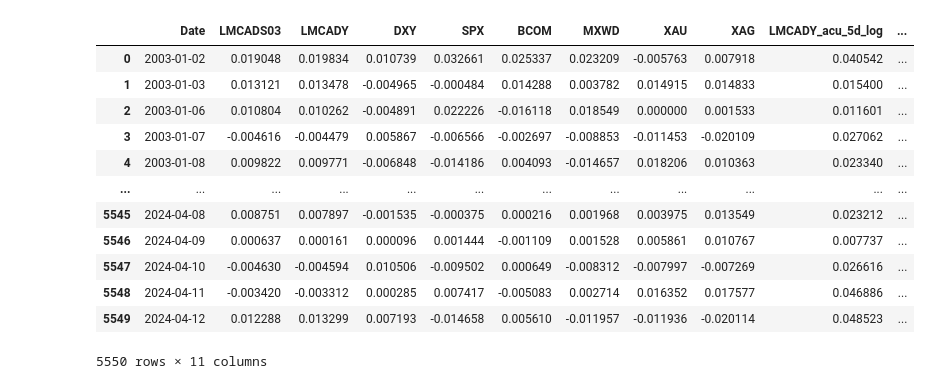
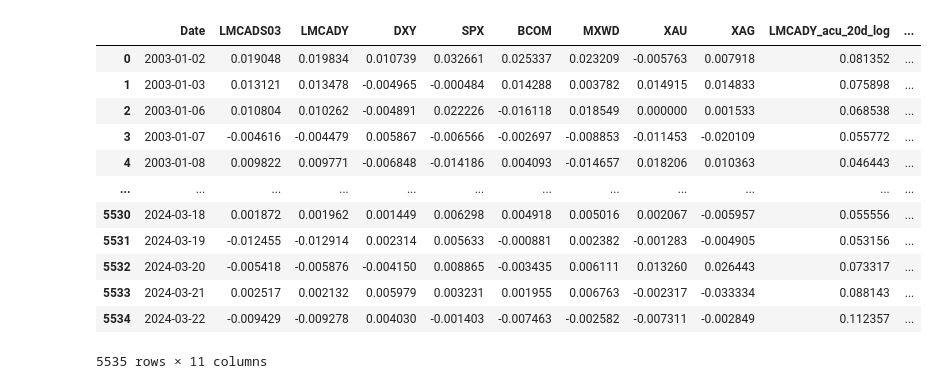
Before and after one commit to f8ac/modelos-base, a Jupyter notebook: 1_ar_v_1.ipynb, the cells around one changed output. Saved outputs shown, nothing was run; the diff lists cells and outputs as text; code cells hidden in the pictures.

```diff
--- a/1_ar_v_1.ipynb
+++ b/1_ar_v_1.ipynb
@@ -16,20 +8,20 @@ please provide us feedback at https://github.com/pandas-dev/pandas/issues/54466
 # %%
-window = 5
+window = 20
 
 file_path = './in/copper_log_returns_{}d_final.csv'.format(window)
 df = pd.read_csv(file_path)
 df
 # %% [output]
-|  | Date | LMCADS03 | LMCADY | DXY | SPX | BCOM | MXWD | XAU | XAG | LMCADY_acu_5d_log | ... |
-| 0 | 2003-01-02 | 0.019048 | 0.019834 | 0.010739 | 0.032661 | 0.025337 | 0.023209 | -0.005763 | 0.007918 | 0.040542 | ... |
-| 1 | 2003-01-03 | 0.013121 | 0.013478 | -0.004965 | -0.000484 | 0.014288 | 0.003782 | 0.014915 | 0.014833 | 0.015400 | ... |
-| 2 | 2003-01-06 | 0.010804 | 0.010262 | -0.004891 | 0.022226 | -0.016118 | 0.018549 | 0.000000 | 0.001533 | 0.011601 | ... |
-| 3 | 2003-01-07 | -0.004616 | -0.004479 | 0.005867 | -0.006566 | -0.002697 | -0.008853 | -0.011453 | -0.020109 | 0.027062 | ... |
-| 4 | 2003-01-08 | 0.009822 | 0.009771 | -0.006848 | -0.014186 | 0.004093 | -0.014657 | 0.018206 | 0.010363 | 0.023340 | ... |
+|  | Date | LMCADS03 | LMCADY | DXY | SPX | BCOM | MXWD | XAU | XAG | LMCADY_acu_20d_log | ... |
+| 0 | 2003-01-02 | 0.019048 | 0.019834 | 0.010739 | 0.032661 | 0.025337 | 0.023209 | -0.005763 | 0.007918 | 0.081352 | ... |
+| 1 | 2003-01-03 | 0.013121 | 0.013478 | -0.004965 | -0.000484 | 0.014288 | 0.003782 | 0.014915 | 0.014833 | 0.075898 | ... |
+| 2 | 2003-01-06 | 0.010804 | 0.010262 | -0.004891 | 0.022226 | -0.016118 | 0.018549 | 0.000000 | 0.001533 | 0.068538 | ... |
+| 3 | 2003-01-07 | -0.004616 | -0.004479 | 0.005867 | -0.006566 | -0.002697 | -0.008853 | -0.011453 | -0.020109 | 0.055772 | ... |
+| 4 | 2003-01-08 | 0.009822 | 0.009771 | -0.006848 | -0.014186 | 0.004093 | -0.014657 | 0.018206 | 0.010363 | 0.046443 | ... |
 | ... | ... | ... | ... | ... | ... | ... | ... | ... | ... | ... | ... |
-| 5545 | 2024-04-08 | 0.008751 | 0.007897 | -0.001535 | -0.000375 | 0.000216 | 0.001968 | 0.003975 | 0.013549 | 0.023212 | ... |
-| 5546 | 2024-04-09 | 0.000637 | 0.000161 | 0.000096 | 0.001444 | -0.001109 | 0.001528 | 0.005861 | 0.010767 | 0.007737 | ... |
-| 5547 | 2024-04-10 | -0.004630 | -0.004594 | 0.010506 | -0.009502 | 0.000649 | -0.008312 | -0.007997 | -0.007269 | 0.026616 | ... |
-| 5548 | 2024-04-11 | -0.003420 | -0.003312 | 0.000285 | 0.007417 | -0.005083 | 0.002714 | 0.016352 | 0.017577 | 0.046886 | ... |
-| 5549 | 2024-04-12 | 0.012288 | 0.013299 | 0.007193 | -0.014658 | 0.005610 | -0.011957 | -0.011936 | -0.020114 | 0.048523 | ... |
+| 5530 | 2024-03-18 | 0.001872 | 0.001962 | 0.001449 | 0.006298 | 0.004918 | 0.005016 | 0.002067 | -0.005957 | 0.055556 | ... |
+| 5531 | 2024-03-19 | -0.012455 | -0.012914 | 0.002314 | 0.005633 | -0.000881 | 0.002382 | -0.001283 | -0.004905 | 0.053156 | ... |
+| 5532 | 2024-03-20 | -0.005418 | -0.005876 | -0.004150 | 0.008865 | -0.003435 | 0.006111 | 0.013260 | 0.026443 | 0.073317 | ... |
+| 5533 | 2024-03-21 | 0.002517 | 0.002132 | 0.005979 | 0.003231 | 0.001955 | 0.006763 | -0.002317 | -0.033334 | 0.088143 | ... |
+| 5534 | 2024-03-22 | -0.009429 | -0.009278 | 0.004030 | -0.001403 | -0.007463 | -0.002582 | -0.007311 | -0.002849 | 0.112357 | ... |
-5550 rows × 11 columns
+5535 rows × 11 columns
```
Also changed, not shown: parts of 10 cells of this notebook, 5 other files.
